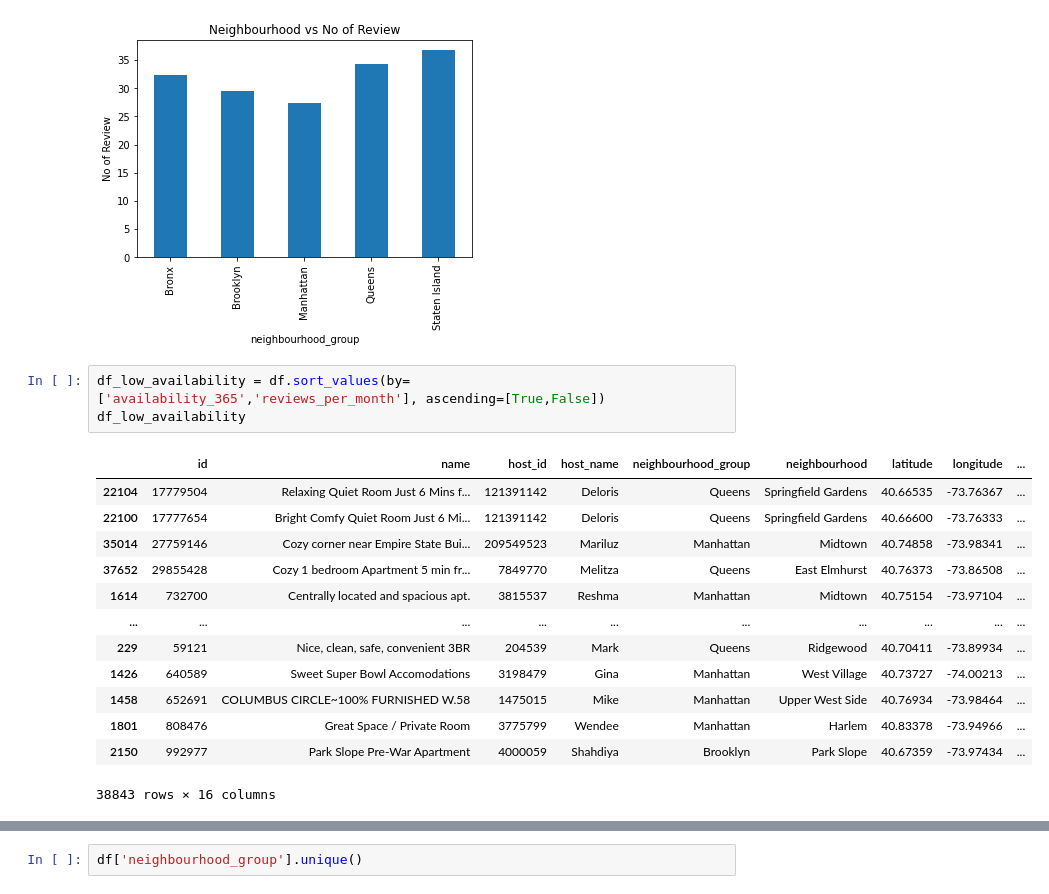
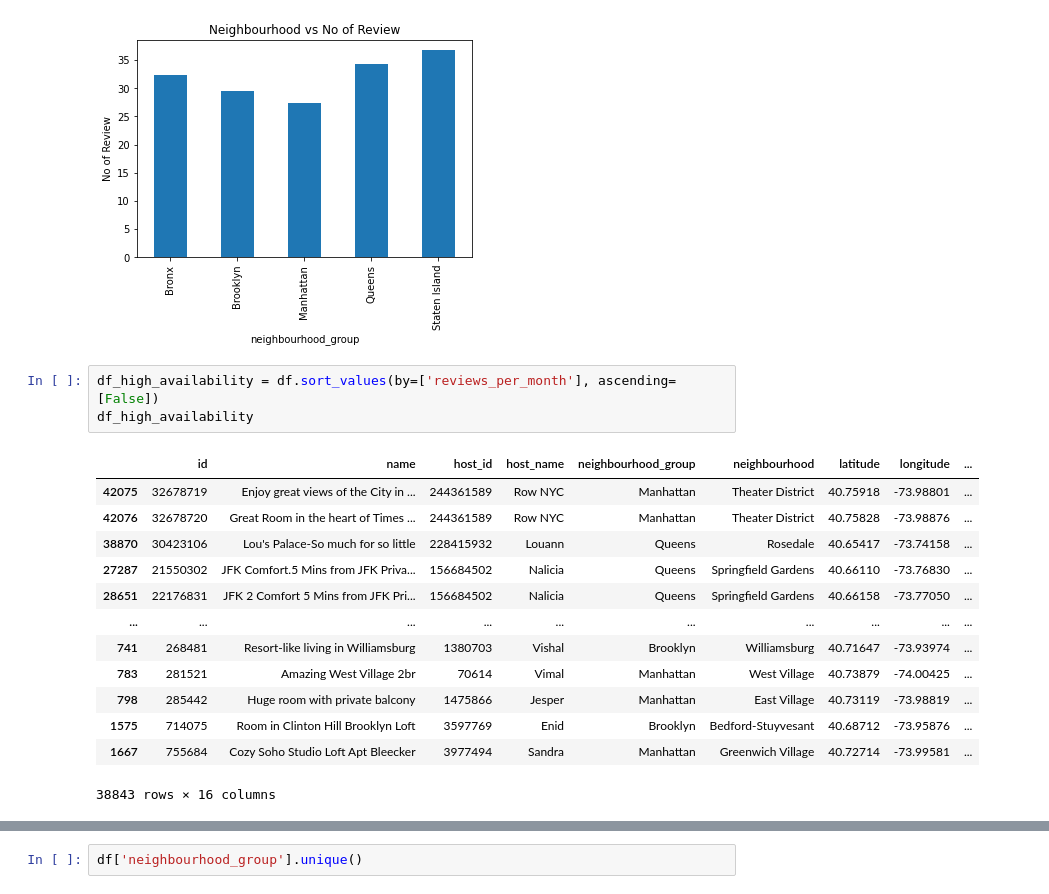
Before and after one commit to mkundhal/Airbnb-Bookings-Analysis---Capstone-Project, a Jupyter notebook: Mandeep_Airbnb_Bookings_Analysis_Capstone_Project.ipynb, the cells around one changed output, grey strips where cells are left out. Drawn from its saved outputs; the diff is of its cells as text.

```diff
--- a/Mandeep_Airbnb_Bookings_Analysis_Capstone_Project.ipynb
+++ b/Mandeep_Airbnb_Bookings_Analysis_Capstone_Project.ipynb
@@ -159,19 +294,19 @@ df.groupby(['neighbourhood_group']) ['number_of_reviews'].mean().plot(kind="bar"
 <matplotlib.axes._subplots.AxesSubplot at 0x...>
 [figure]
 # %%
-df_low_availability = df.sort_values(by=['availability_365','reviews_per_month'], ascending=[True,False])
-df_low_availability
+df_high_availability = df.sort_values(by=['reviews_per_month'], ascending=[False])
+df_high_availability
 # %% [output]
 |  | id | name | host_id | host_name | neighbourhood_group | neighbourhood | latitude | longitude | ... |
-| 22104 | 17779504 | Relaxing Quiet Room Just 6 Mins f... | 121391142 | Deloris | Queens | Springfield Gardens | 40.66535 | -73.76367 | ... |
-| 22100 | 17777654 | Bright Comfy Quiet Room Just 6 Mi... | 121391142 | Deloris | Queens | Springfield Gardens | 40.66600 | -73.76333 | ... |
-| 35014 | 27759146 | Cozy corner near Empire State Bui... | 209549523 | Mariluz | Manhattan | Midtown | 40.74858 | -73.98341 | ... |
-| 37652 | 29855428 | Cozy 1 bedroom Apartment 5 min fr... | 7849770 | Melitza | Queens | East Elmhurst | 40.76373 | -73.86508 | ... |
-| 1614 | 732700 | Centrally located and spacious apt. | 3815537 | Reshma | Manhattan | Midtown | 40.75154 | -73.97104 | ... |
+| 42075 | 32678719 | Enjoy great views of the City in ... | 244361589 | Row NYC | Manhattan | Theater District | 40.75918 | -73.98801 | ... |
+| 42076 | 32678720 | Great Room in the heart of Times ... | 244361589 | Row NYC | Manhattan | Theater District | 40.75828 | -73.98876 | ... |
+| 38870 | 30423106 | Lou's Palace-So much for so little | 228415932 | Louann | Queens | Rosedale | 40.65417 | -73.74158 | ... |
+| 27287 | 21550302 | JFK Comfort.5 Mins from JFK Priva... | 156684502 | Nalicia | Queens | Springfield Gardens | 40.66110 | -73.76830 | ... |
+| 28651 | 22176831 | JFK 2 Comfort 5 Mins from JFK Pri... | 156684502 | Nalicia | Queens | Springfield Gardens | 40.66158 | -73.77050 | ... |
 | ... | ... | ... | ... | ... | ... | ... | ... | ... | ... |
-| 229 | 59121 | Nice, clean, safe, convenient 3BR | 204539 | Mark | Queens | Ridgewood | 40.70411 | -73.89934 | ... |
-| 1426 | 640589 | Sweet Super Bowl Accomodations | 3198479 | Gina | Manhattan | West Village | 40.73727 | -74.00213 | ... |
-| 1458 | 652691 | COLUMBUS CIRCLE~100% FURNISHED W.58 | 1475015 | Mike | Manhattan | Upper West Side | 40.76934 | -73.98464 | ... |
-| 1801 | 808476 | Great Space / Private Room | 3775799 | Wendee | Manhattan | Harlem | 40.83378 | -73.94966 | ... |
-| 2150 | 992977 | Park Slope Pre-War Apartment | 4000059 | Shahdiya | Brooklyn | Park Slope | 40.67359 | -73.97434 | ... |
+| 741 | 268481 | Resort-like living in Williamsburg | 1380703 | Vishal | Brooklyn | Williamsburg | 40.71647 | -73.93974 | ... |
+| 783 | 281521 | Amazing West Village 2br | 70614 | Vimal | Manhattan | West Village | 40.73879 | -74.00425 | ... |
+| 798 | 285442 | Huge room with private balcony | 1475866 | Jesper | Manhattan | East Village | 40.73119 | -73.98819 | ... |
+| 1575 | 714075 | Room in Clinton Hill Brooklyn Loft | 3597769 | Enid | Brooklyn | Bedford-Stuyvesant | 40.68712 | -73.95876 | ... |
+| 1667 | 755684 | Cozy Soho Studio Loft Apt Bleecker | 3977494 | Sandra | Manhattan | Greenwich Village | 40.72714 | -73.99581 | ... |
 38843 rows × 16 columns
```
Also changed, not shown: parts of 25 cells of this notebook.
